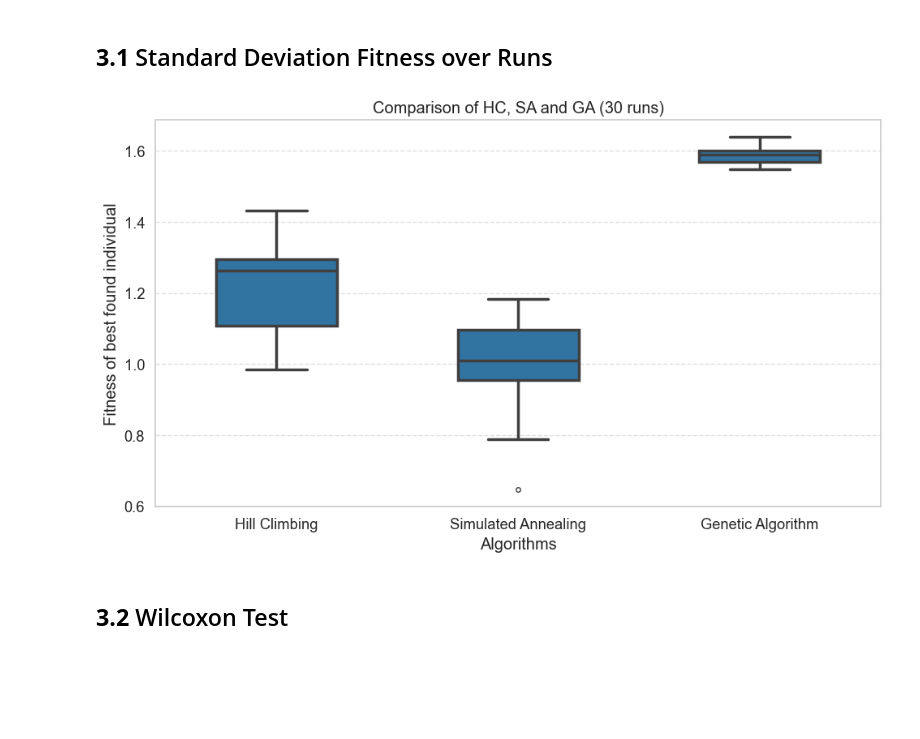
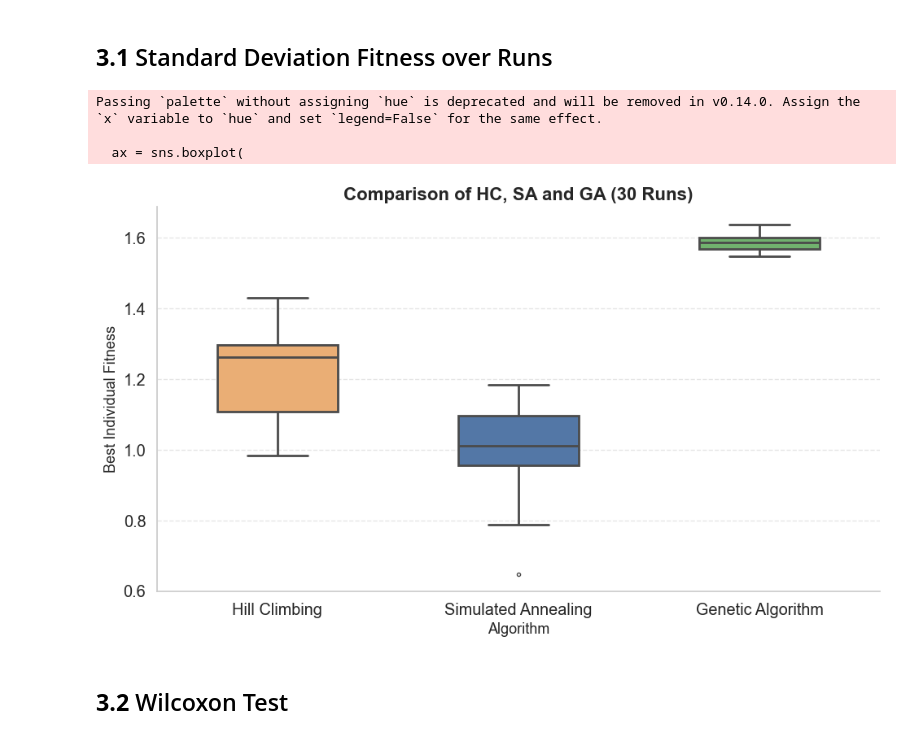
Before and after one commit to mgalao/computational-intelligence-for-optimization-project, a Jupyter notebook: notebooks_and_results/results_analysis.ipynb, the cells around one changed output. Drawn from its saved outputs; the diff is of its cells as text; code cells hidden in the pictures; blank space fills up the shorter version.

```diff
--- a/notebooks_and_results/results_analysis.ipynb
+++ b/notebooks_and_results/results_analysis.ipynb
@@ -343,29 +321,50 @@ sa_best_fitnesses = df_sa["sa_fitness"].tolist()
 # %% [markdown]
 ## **3.1** Standard Deviation Fitness over Runs
 # %%
+palette = {
+    'Hill Climbing': '#fdae61',
+    'Simulated Annealing': '#4575b4',
+    'Genetic Algorithm': '#66bd63'
+}
+
 df = pd.DataFrame({
     'value': hc_best_fitnesses + sa_best_fitnesses + ga_best_fitnesses,
     'group': (
         ['Hill Climbing'] * len(hc_best_fitnesses) +
         ['Simulated Annealing'] * len(sa_best_fitnesses) +
-        ['Genetic Algorithm'] * len(ga_best_fitnesses)
-    )
-})
+        ['Genetic Algorithm'] * len(ga_best_fitnesses))})
 
-sns.set_theme(style="whitegrid", palette="tab10", font_scale=1.2)
+sns.set_theme(style="whitegrid", font_scale=1.3)
+algo_palette = {
+    'Hill Climbing': '#fdae61',
+    'Simulated Annealing': '#4575b4',
+    'Genetic Algorithm': '#66bd63'
+}
 
 plt.figure(figsize=(10, 6))
-ax = sns.boxplot(x='group', y='value', data=df, width=0.5, linewidth=2.5, fliersize=4)
+ax = sns.boxplot(
+    x='group',
+    y='value',
+    data=df,
+    width=0.5,
+    linewidth=2,
+    fliersize=3,
+    palette=algo_palette
+)
 
-plt.title('Comparison of HC, SA and GA (30 runs)')
-plt.xlabel('Algorithms')
-plt.ylabel('Fitness of best found individual')
-plt.grid(True, axis='y', linestyle='--', alpha=0.6)
+plt.title('Comparison of HC, SA and GA (30 Runs)', fontsize=16, weight='bold')
+plt.xlabel('Algorithm', fontsize=13)
+plt.ylabel('Best Individual Fitness', fontsize=13)
 
+plt.grid(True, axis='y', linestyle='--', alpha=0.5)
+sns.despine()
 plt.tight_layout()
 plt.show()
 # %% [output]
+Passing `palette` without assigning `hue` is deprecated and will be removed in v0.14.0. Assign the `x` variable to `hue` and set `legend=False` for the same effect.
+
+  ax = sns.boxplot(
-[figure, old version]
+[figure, new version]
 # %% [markdown]
 ## **3.2** Wilcoxon Test
 # %%
```
Also changed, not shown: parts of 12 cells of this notebook.
